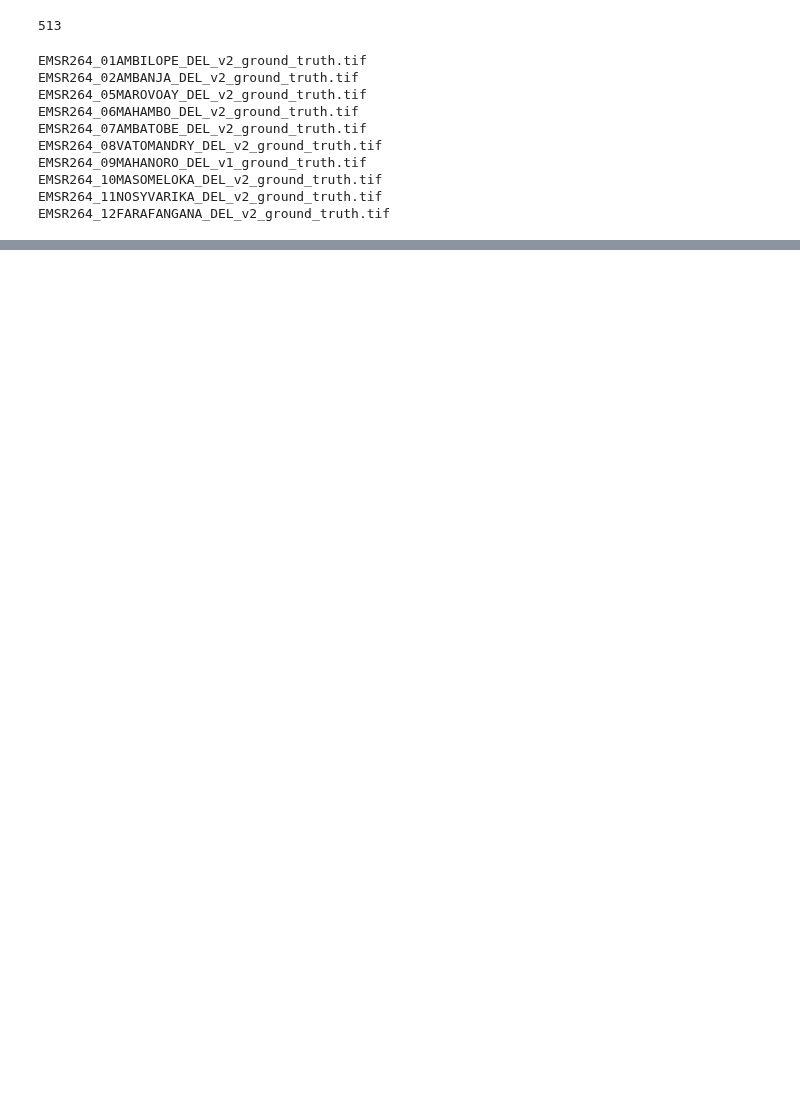
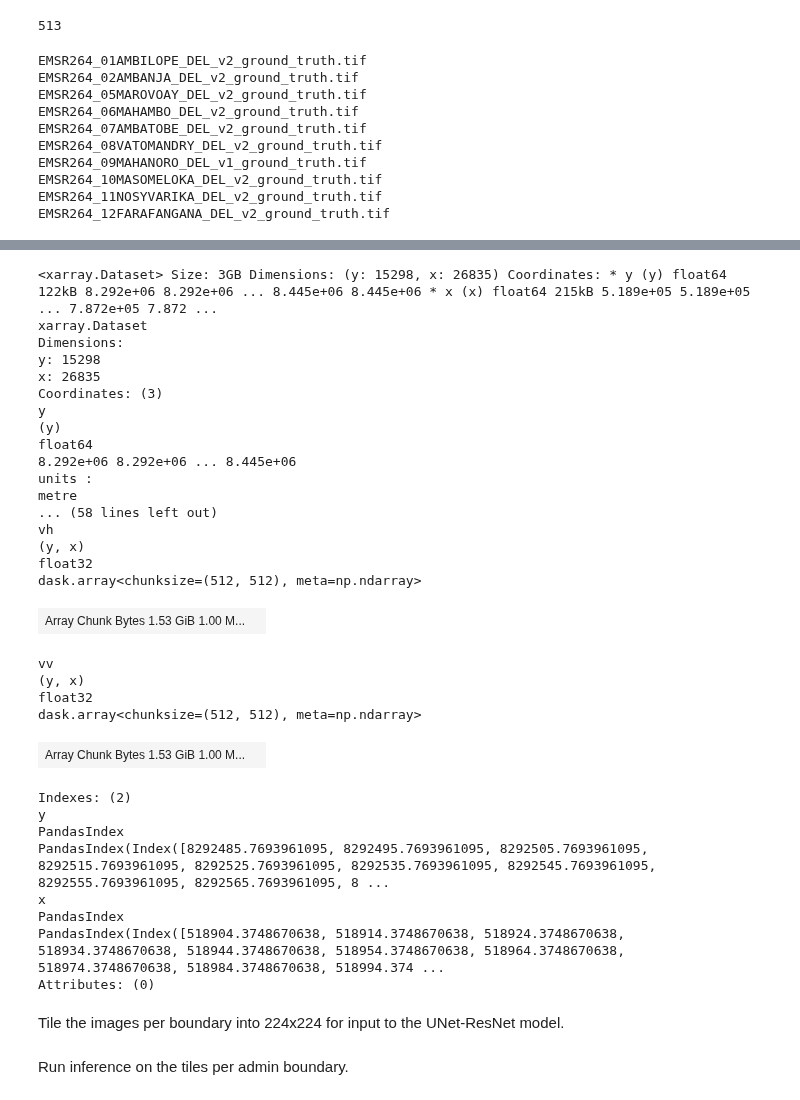
Before and after one commit to Vanuatu-National-Statistics-Office/climate-change-natural-disasters, a Jupyter notebook: book/Lesson_1C.ipynb, the cells around one changed output, grey strips where cells are left out. Saved outputs shown, nothing was run; the diff lists cells and outputs as text; code cells hidden in the pictures; blank space fills up the shorter version.

Commit message:
add vanuatu full inference and markdown, break functions and classes up, reorganize

```diff
--- a/book/Lesson_1C.ipynb
+++ b/book/Lesson_1C.ipynb
@@ -486,0 +461,2 @@ visualize_prediction(sample_image, sample_mask, predicted_mask)
+# %%
+admin_boundaries_gdf = gpd.read_file("./2016_phc_vut_iid_4326.geojson").to_crs(epsg="4326")
@@ -486,0 +479,27 @@ visualize_prediction(sample_image, sample_mask, predicted_mask)
+# %%
+# Function to fetch Sentinel-1 RTC data matching a given date (or up to 3 days after)
+def fetch_s1_rtc_for_date_inference(bounds, date):
+    catalog = pystac_client.Client.open("https://planetarycomputer.microsoft.com/api/stac/v1")
+
+    # Define the search time range (3-day + window)
+    date = datetime.strptime(date, "%Y-%m-%d")  # Convert to datetime object
+
+    start_date = date.strftime("%Y-%m-%d")
+    end_date = (date + timedelta(days=3)).strftime("%Y-%m-%d")
+
+    search = catalog.search(
+        collections=["sentinel-1-rtc"],
+        bbox=bounds,
+        datetime=f"{start_date}/{end_date}"
+    )
+
+    items = list(search.get_items())
+    if not items:
+        return None  # No matching data found
+
+    signed_items = [planetary_computer.sign(item) for item in items]
+
+    # Load the first available scene (or refine selection criteria as needed)
+    ds = odc.stac.load(signed_items, dtype="float32", chunks={'x': 512, 'y': 512}) # signed_items[:1]
+
+    return ds.mean(dim="time") if ds else None  # Take mean if multiple images exist
@@ -486,0 +508,12 @@ visualize_prediction(sample_image, sample_mask, predicted_mask)
+# %%
+vanuatu_s1_imagery = []
+
+for idx, row in admin_boundaries_gdf.iterrows():
+    polygon = row.geometry
+    bbox = polygon.bounds  # (minx, miny, maxx, maxy)
+    event_date = '20/12/2024'
+    formatted_date = datetime.strptime(event_date, "%d/%m/%Y").strftime("%Y-%m-%d")
+    s1_data = fetch_s1_rtc_for_date_inference(bounds=list(bbox), date=formatted_date)
+    vanuatu_s1_imagery.append(s1_data)
+    admin_name = row.iname
+    print("added ", admin_name)
@@ -486,0 +582,36 @@ visualize_prediction(sample_image, sample_mask, predicted_mask)
+# %%
+vanuatu_s1_imagery[0]
+# %% [output]
+<xarray.Dataset> Size: 3GB Dimensions: (y: 15298, x: 26835) Coordinates: * y (y) float64 122kB 8.292e+06 8.292e+06 ... 8.445e+06 8.445e+06 * x (x) float64 215kB 5.189e+05 5.189e+05 ... 7.872e+05 7.872 ...
+xarray.Dataset
+Dimensions:
+y: 15298
+x: 26835
+Coordinates: (3)
+y
+(y)
+float64
+8.292e+06 8.292e+06 ... 8.445e+06
+units :
+metre
+... (58 lines left out)
+vh
+(y, x)
+float32
+dask.array<chunksize=(512, 512), meta=np.ndarray>
+| Array Chunk Bytes 1.53 GiB 1.00 M... |  |
+vv
+(y, x)
+float32
+dask.array<chunksize=(512, 512), meta=np.ndarray>
+| Array Chunk Bytes 1.53 GiB 1.00 M... |  |
+Indexes: (2)
+y
+PandasIndex
+PandasIndex(Index([8292485.7693961095, 8292495.7693961095, 8292505.7693961095, 8292515.7693961095, 8292525.7693961095, 8292535.7693961095, 8292545.7693961095, 8292555.7693961095, 8292565.7693961095, 8 ...
+x
+PandasIndex
+PandasIndex(Index([518904.3748670638, 518914.3748670638, 518924.3748670638, 518934.3748670638, 518944.3748670638, 518954.3748670638, 518964.3748670638, 518974.3748670638, 518984.3748670638, 518994.374 ...
+Attributes: (0)
+# %% [markdown]
+Tile the images per boundary into 224x224 for input to the UNet-ResNet model.
@@ -486,0 +647,2 @@ visualize_prediction(sample_image, sample_mask, predicted_mask)
+# %% [markdown]
+Run inference on the tiles per admin boundary.
```
Also changed, not shown: parts of 33 cells of this notebook.
